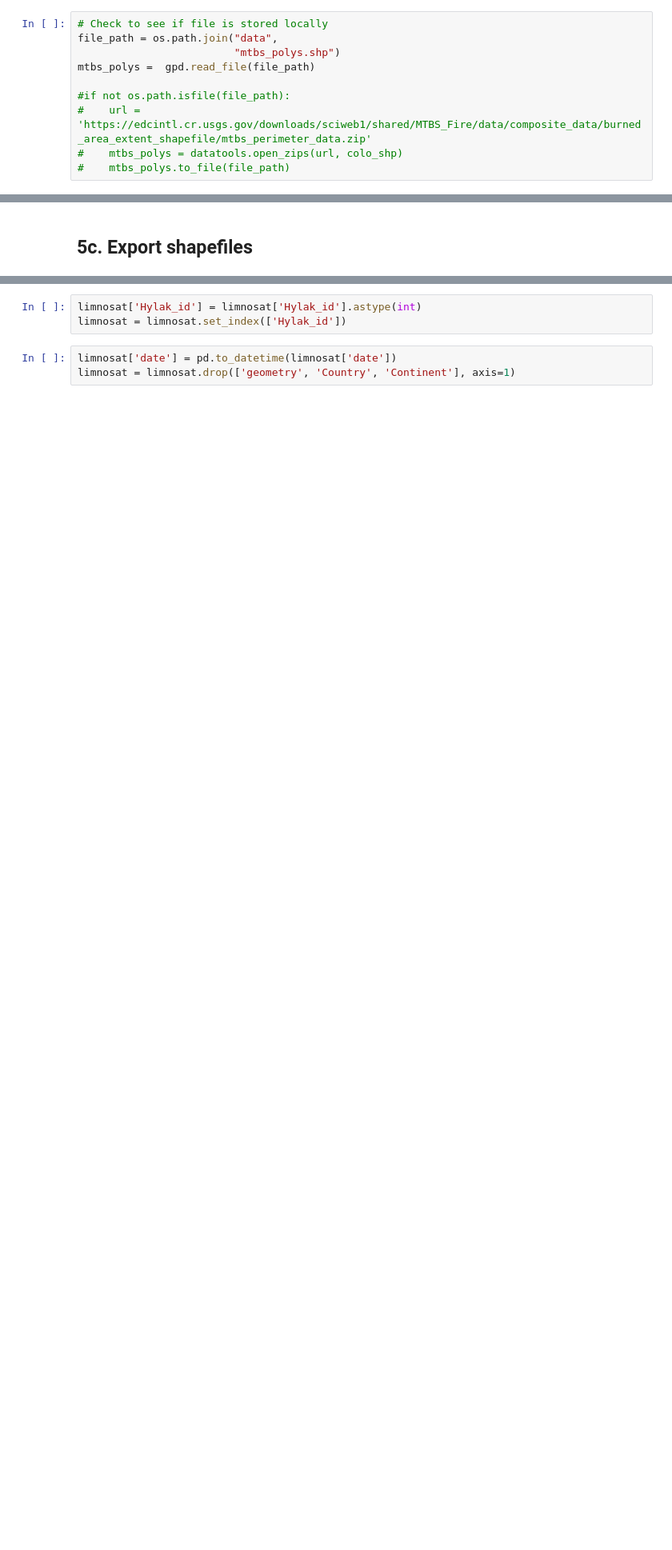
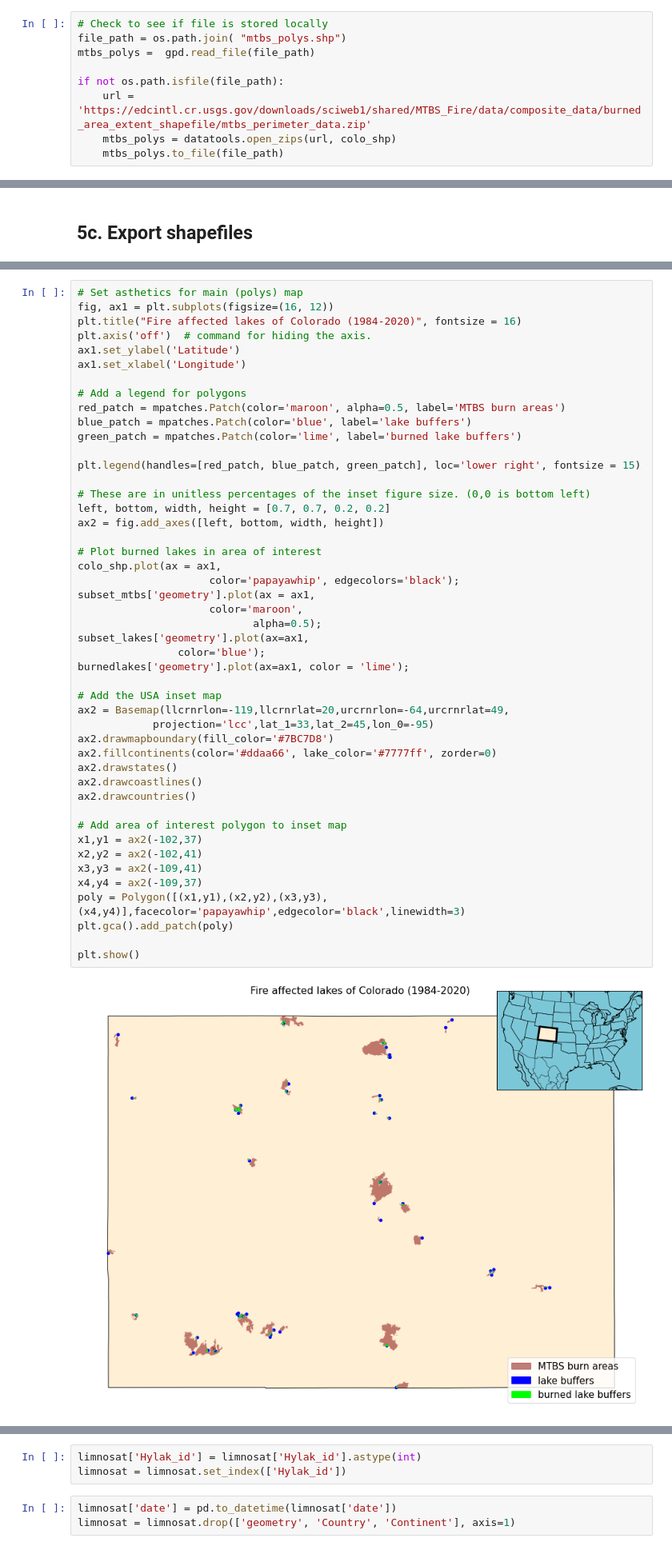
Before and after one commit to earthlab-education/ea-2021-final-project-wildfire_lake_productivity, a Jupyter notebook: data_collection_and_analysis_notebooks/01_download_clip_merge.ipynb, the cells around one changed output, grey strips where cells are left out. Shown at 80% size. Saved outputs shown, nothing was run; the diff lists cells and outputs as text; blank space fills up the shorter version.

```diff
--- a/scripts/01_download_clip_merge.ipynb
+++ b/data_collection_and_analysis_notebooks/01_download_clip_merge.ipynb
@@ -129,14 +139,13 @@ Projection of dataframe: epsg:4326
 ### 4a. Download MTBS fire polygons within Colorado boundary
 # %%
 # Check to see if file is stored locally
-file_path = os.path.join("data",
-                         "mtbs_polys.shp")
+file_path = os.path.join( "mtbs_polys.shp")
 mtbs_polys =  gpd.read_file(file_path)
 
-#if not os.path.isfile(file_path):
-#    url = 'https://edcintl.cr.usgs.gov/downloads/sciweb1/shared/MTBS_Fire/data/composite_data/burned_area_extent_shapefile/mtbs_perimeter_data.zip'
-#    mtbs_polys = datatools.open_zips(url, colo_shp)
-#    mtbs_polys.to_file(file_path)
+if not os.path.isfile(file_path):
+    url = 'https://edcintl.cr.usgs.gov/downloads/sciweb1/shared/MTBS_Fire/data/composite_data/burned_area_extent_shapefile/mtbs_perimeter_data.zip'
+    mtbs_polys = datatools.open_zips(url, colo_shp)
+    mtbs_polys.to_file(file_path)
 # %%
 mtbs_polys.head()
 # %% [output]
@@ -216,0 +213,49 @@ ax.set(facecolor = "grey")
+# %%
+# Set asthetics for main (polys) map
+fig, ax1 = plt.subplots(figsize=(16, 12))
+plt.title("Fire affected lakes of Colorado (1984-2020)", fontsize = 16)
+plt.axis('off')  # command for hiding the axis.
+ax1.set_ylabel('Latitude')
+ax1.set_xlabel('Longitude')
+
+# Add a legend for polygons
+red_patch = mpatches.Patch(color='maroon', alpha=0.5, label='MTBS burn areas')
+blue_patch = mpatches.Patch(color='blue', label='lake buffers')
+green_patch = mpatches.Patch(color='lime', label='burned lake buffers')
+
+plt.legend(handles=[red_patch, blue_patch, green_patch], loc='lower right', fontsize = 15)
+
+# These are in unitless percentages of the inset figure size. (0,0 is bottom left)
+left, bottom, width, height = [0.7, 0.7, 0.2, 0.2]
+ax2 = fig.add_axes([left, bottom, width, height])
+
+# Plot burned lakes in area of interest
+colo_shp.plot(ax = ax1,
+                     color='papayawhip', edgecolors='black');
+subset_mtbs['geometry'].plot(ax = ax1,
+                     color='maroon',
+                            alpha=0.5);
+subset_lakes['geometry'].plot(ax=ax1,
+                color='blue');
+burnedlakes['geometry'].plot(ax=ax1, color = 'lime');
+
+# Add the USA inset map
+ax2 = Basemap(llcrnrlon=-119,llcrnrlat=20,urcrnrlon=-64,urcrnrlat=49,
+            projection='lcc',lat_1=33,lat_2=45,lon_0=-95)
+ax2.drawmapboundary(fill_color='#7BC7D8')
+ax2.fillcontinents(color='#ddaa66', lake_color='#7777ff', zorder=0)
+ax2.drawstates()
+ax2.drawcoastlines()
+ax2.drawcountries()
+
+# Add area of interest polygon to inset map
+x1,y1 = ax2(-102,37)
+x2,y2 = ax2(-102,41)
+x3,y3 = ax2(-109,41)
+x4,y4 = ax2(-109,37)
+poly = Polygon([(x1,y1),(x2,y2),(x3,y3),(x4,y4)],facecolor='papayawhip',edgecolor='black',linewidth=3)
+plt.gca().add_patch(poly)
+
+plt.show()
+# %% [output]
+[figure, added]
```
Also changed, not shown: parts of 17 cells of this notebook, 8 other files.
